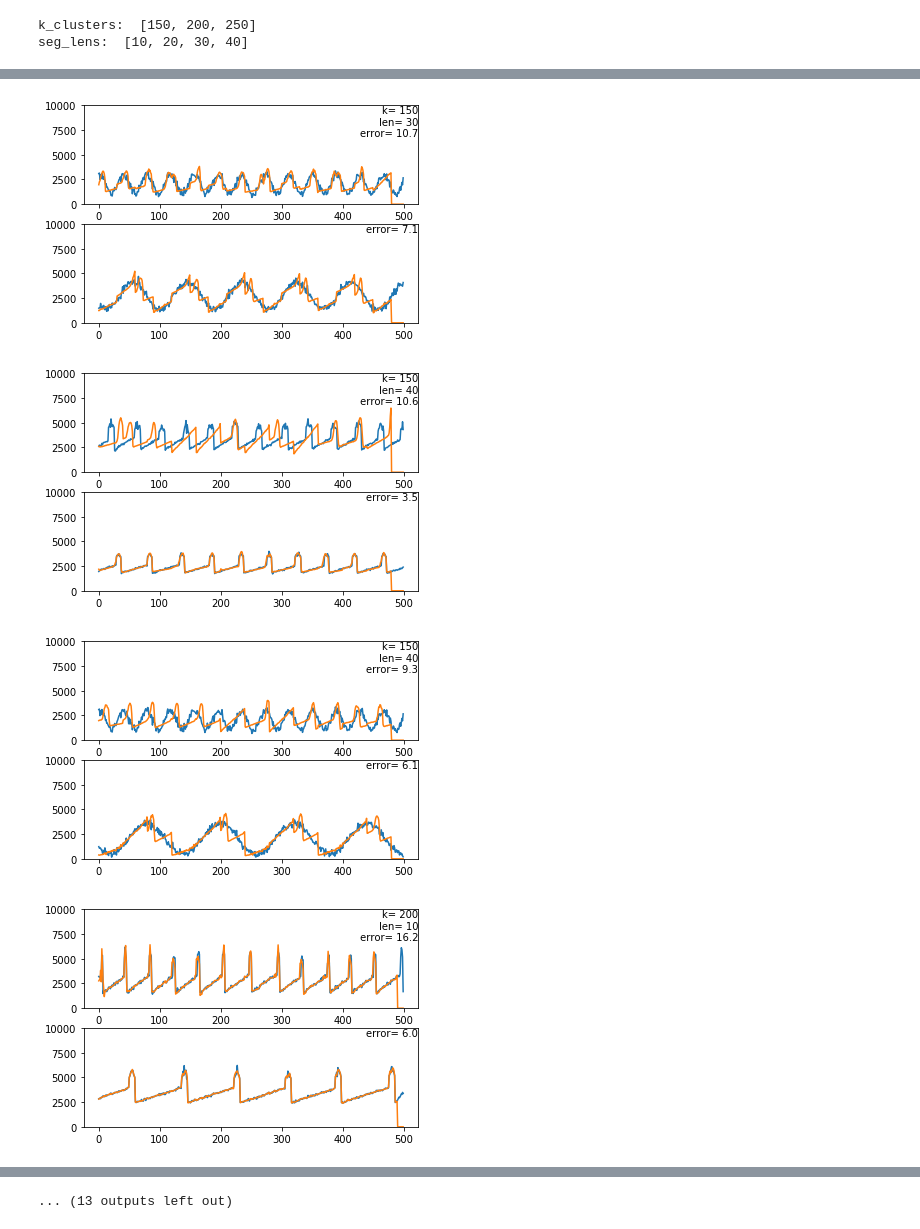
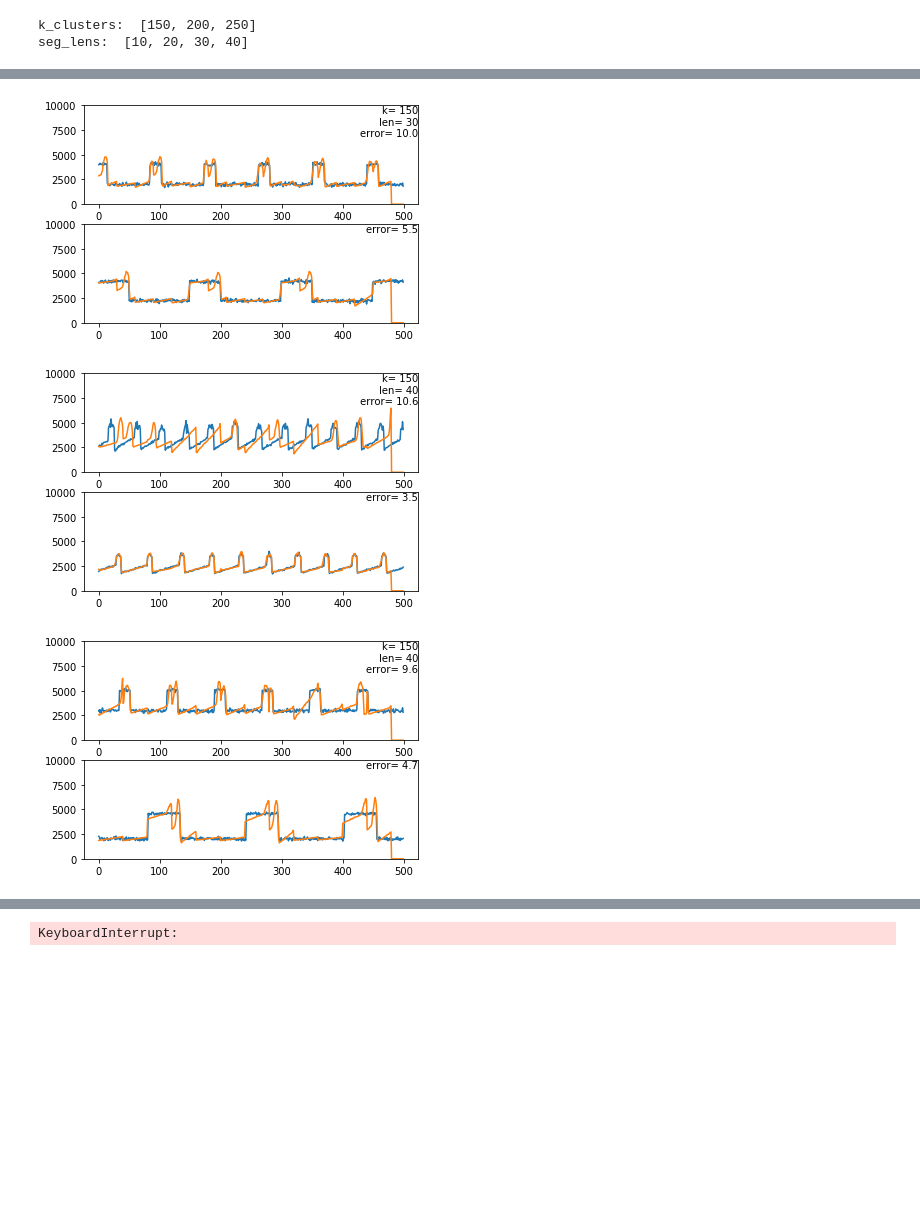
Before and after one commit to jorwatkapola/timeseries_segment_clustering, a Jupyter notebook: synthetic_test.ipynb, the cells around one changed output, grey strips where cells are left out. Saved outputs shown, nothing was run; the diff lists cells and outputs as text; code cells hidden in the pictures; blank space fills up the shorter version.

```diff
--- a/synthetic_test.ipynb
+++ b/synthetic_test.ipynb
@@ -5,8 +20,16 @@ Sine wave results generated by synthetic_classes.py:
+# %%
+results_file="valid_results_20190603_4.csv"
+k_clusters=[150]
+seg_lens=[10,50,100,150,200]
+
+#"normal"/training lightcurves
+rho_file=np.loadtxt("synthetic_rhos.csv", delimiter=',')
+#"outlier"/test lightcurves
+sine_file=np.loadtxt("synthetic_sines_range_wide.csv", delimiter=',')
 # %%
-#sine waves
-results=np.loadtxt("valid_results_20190521_inverted.csv", dtype=float, delimiter=",")
-k_clusters=[150, 200, 250]
-seg_lens=[10, 20, 30, 40]
+#enter the appropriate file name and hyperparameters used
+results=np.loadtxt(results_file, dtype=float, delimiter=",")
+
 for k_id, k_cluster in enumerate(k_clusters):
     for len_id, seg_len in enumerate(seg_lens):
         print("no. clusters: ", k_cluster, "segment length: ", seg_len)
@@ -23,8 +46,8 @@ for k_id, k_cluster in enumerate(k_clusters):
         ax = f.add_subplot(111)
         plt.hist(train[:,-1])
         plt.hist(test[:,-1],alpha=0.5)
-        plt.xlim([0,25])
-        plt.ylim([0,90])
+        plt.xlim([0,2000])
+        plt.ylim([0,100])
         plt.text(0.7,0.8,"k= {}\nlen= {}\n test_min-rho_max= {}\n outliers= {}/250".format(k_cluster, seg_len, round(min_test-max_rho,1), 250-counter),
                  ha='center', va='center', transform=ax.transAxes)
         plt.show()
@@ -106,11 +117,0 @@ no. clusters:  250 segment length:  40
-# %%
-for rho in worst_rho:
-    rho=rho_valid[int(rho)]
-    seg_len=100
-    valid_segments= sc.segmentation(rho, seg_len, seg_len , time_stamps=False)
-    reco = sc.reconstruct(valid_segments, rho, cluster, rel_offset=False, seg_slide=seg_len)
-    error=np.sqrt(np.mean((rho[seg_len:-seg_len]-reco[seg_len:-seg_len])**2))
-    plt.plot(rho)
-    plt.plot(reco)
-    plt.show()
-    print(error)
@@ -131,11 +117,0 @@ for rho in worst_rho:
-# %%
-for rho in best_test:
-    rho=sines[int(rho)]
-    seg_len=100
-    valid_segments= sc.segmentation(rho, seg_len, seg_len , time_stamps=False)
-    reco = sc.reconstruct(valid_segments, rho, cluster, rel_offset=False, seg_slide=seg_len)
-    error=np.sqrt(np.mean((rho[seg_len:-seg_len]-reco[seg_len:-seg_len])**2))
-    plt.plot(rho)
-    plt.plot(reco)
-    plt.show()
-    print(error)
@@ -182,7 +238,7 @@ np.random.seed(0)
 #"normal" lightcurves
 rho_file=np.loadtxt("synthetic_rhos.csv", delimiter=',')
 #"outlier" lightcurves
-sine_file=np.loadtxt("synthetic_sines.csv", delimiter=',')
+sine_file=np.loadtxt("synthetic_boxes_thick.csv", delimiter=',')
 
 rho_train, rho_valid, rho_train_ids, rho_valid_ids= train_test_split(rho_file, list(range(len(rho_file))) ,test_size=0.25)
 
@@ -290,5 +346,4 @@ seg_lens:  [10, 20, 30, 40]
 [figure]
-[figure, old version]
+[figure, new version]
 [figure]
-[figure, old version]
+[figure, new version]
-[figure, removed]
@@ -297 +350 @@ seg_lens:  [10, 20, 30, 40]
-... (13 outputs left out)
+KeyboardInterrupt:
```
Also changed, not shown: parts of 24 cells of this notebook, 36 other files.
